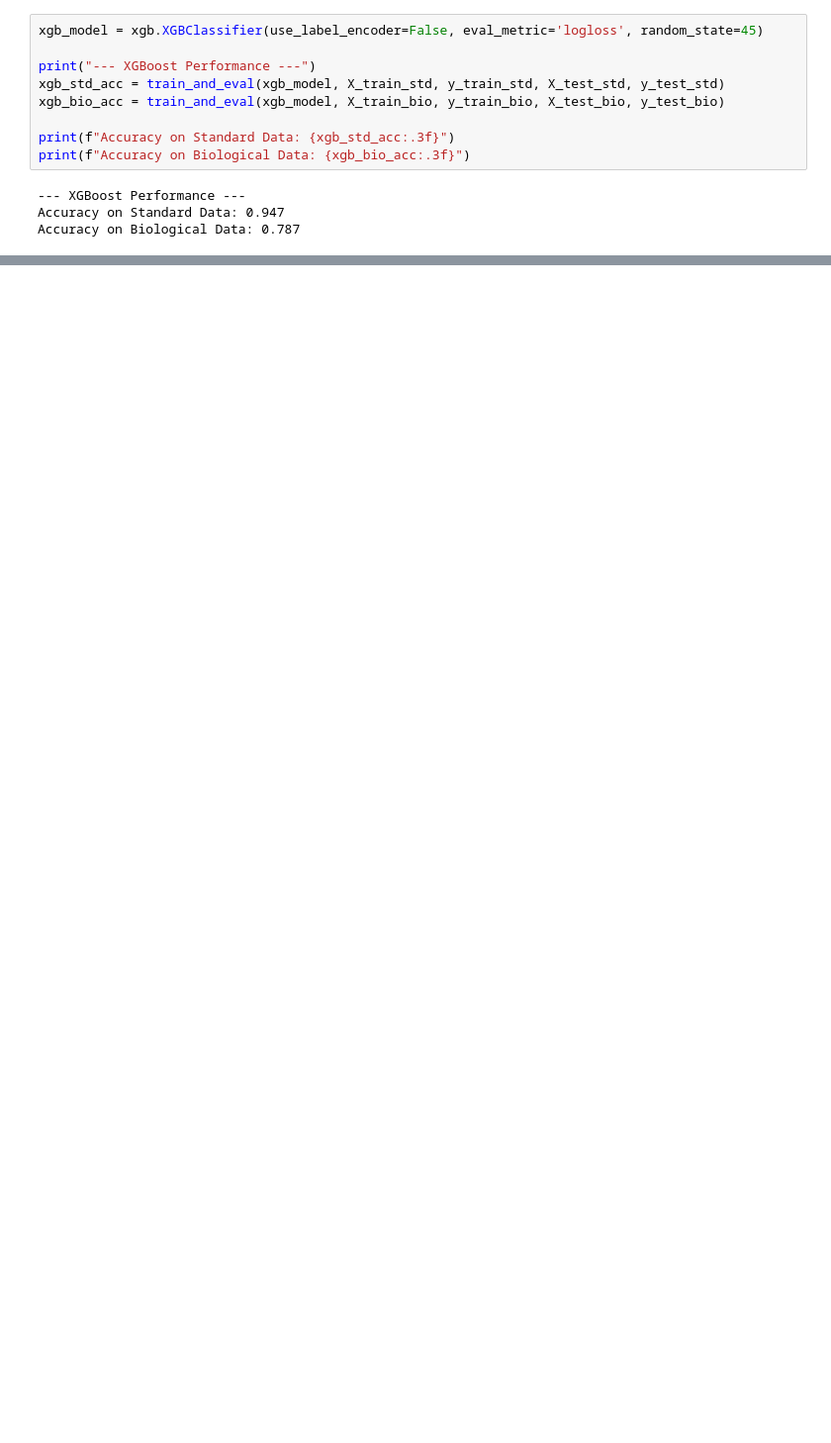
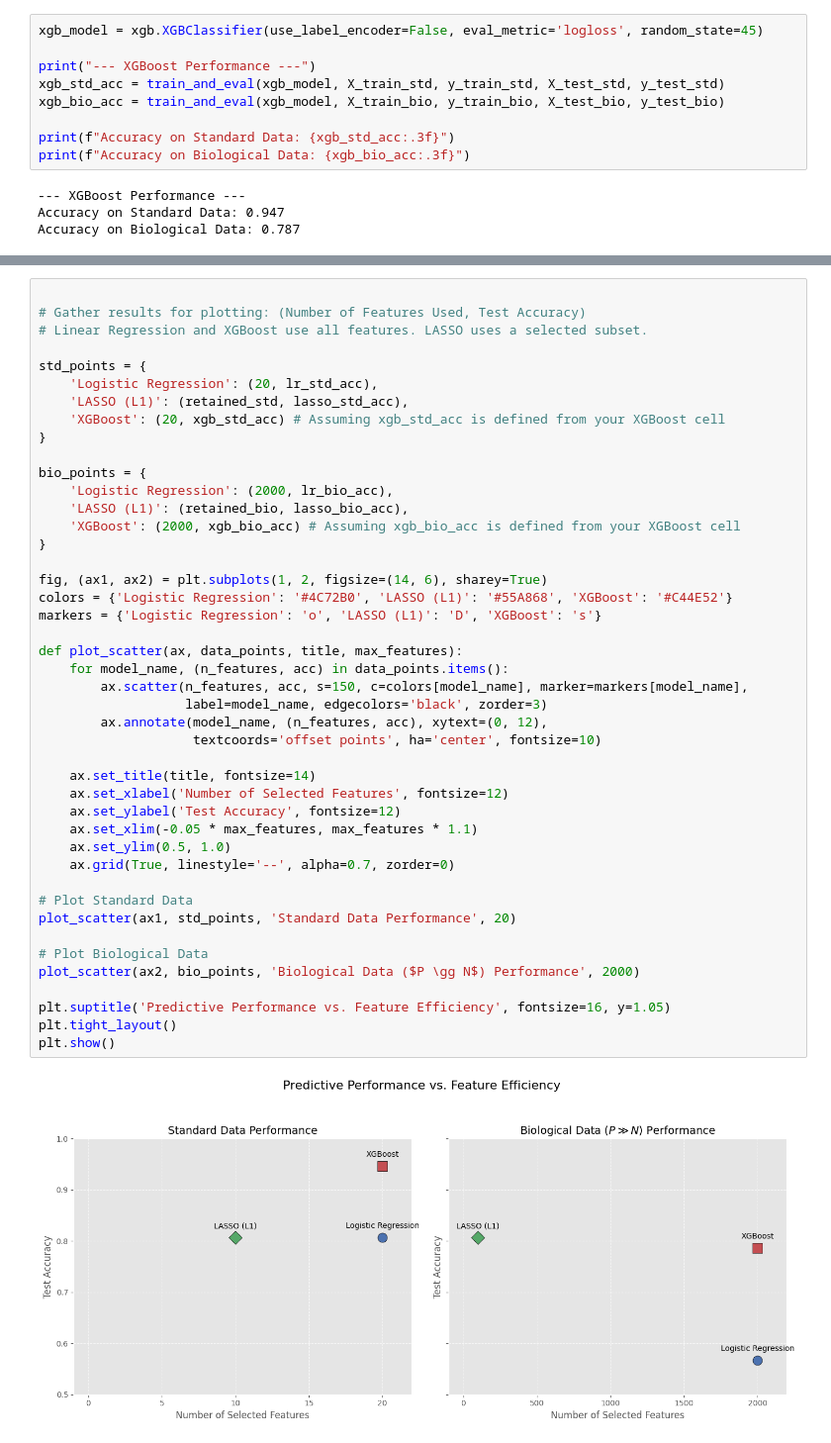
Before and after one commit to YarinGaida/tabular-data-benchmarks, a Jupyter notebook: notebooks/supervised/supervisedClassic.ipynb, the cells around one changed output, grey strips where cells are left out. Shown at 99% size. Cells and saved outputs as stored; diff of their text form; blank space fills up the shorter version.

```diff
--- a/notebooks/supervised/supervisedClassic.ipynb
+++ b/notebooks/supervised/supervisedClassic.ipynb
@@ -142,0 +191,46 @@ plt.show()
+# %%
+
+# Gather results for plotting: (Number of Features Used, Test Accuracy)
+# Linear Regression and XGBoost use all features. LASSO uses a selected subset.
+
+std_points = {
+    'Logistic Regression': (20, lr_std_acc),
+    'LASSO (L1)': (retained_std, lasso_std_acc),
+    'XGBoost': (20, xgb_std_acc) # Assuming xgb_std_acc is defined from your XGBoost cell
+}
+
+bio_points = {
+    'Logistic Regression': (2000, lr_bio_acc),
+    'LASSO (L1)': (retained_bio, lasso_bio_acc),
+    'XGBoost': (2000, xgb_bio_acc) # Assuming xgb_bio_acc is defined from your XGBoost cell
+}
+
+fig, (ax1, ax2) = plt.subplots(1, 2, figsize=(14, 6), sharey=True)
+colors = {'Logistic Regression': '#4C72B0', 'LASSO (L1)': '#55A868', 'XGBoost': '#C44E52'}
+markers = {'Logistic Regression': 'o', 'LASSO (L1)': 'D', 'XGBoost': 's'}
+
+def plot_scatter(ax, data_points, title, max_features):
+    for model_name, (n_features, acc) in data_points.items():
+        ax.scatter(n_features, acc, s=150, c=colors[model_name], marker=markers[model_name],
+                   label=model_name, edgecolors='black', zorder=3)
+        ax.annotate(model_name, (n_features, acc), xytext=(0, 12),
+                    textcoords='offset points', ha='center', fontsize=10)
+
+    ax.set_title(title, fontsize=14)
+    ax.set_xlabel('Number of Selected Features', fontsize=12)
+    ax.set_ylabel('Test Accuracy', fontsize=12)
+    ax.set_xlim(-0.05 * max_features, max_features * 1.1)
+    ax.set_ylim(0.5, 1.0)
+    ax.grid(True, linestyle='--', alpha=0.7, zorder=0)
+
+# Plot Standard Data
+plot_scatter(ax1, std_points, 'Standard Data Performance', 20)
+
+# Plot Biological Data
+plot_scatter(ax2, bio_points, 'Biological Data ($P \gg N$) Performance', 2000)
+
+plt.suptitle('Predictive Performance vs. Feature Efficiency', fontsize=16, y=1.05)
+plt.tight_layout()
+plt.show()
+# %% [output]
+[figure, added]
```
Also changed, not shown: parts of 9 cells of this notebook.
